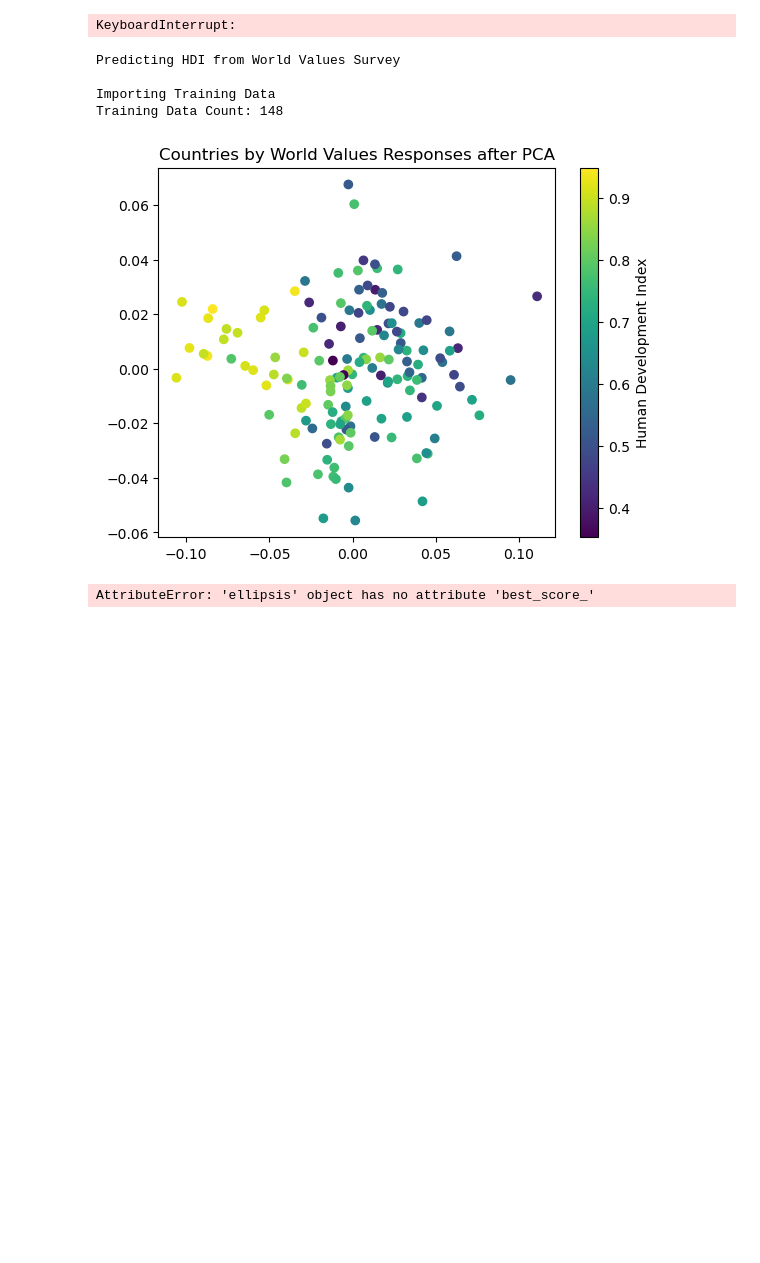
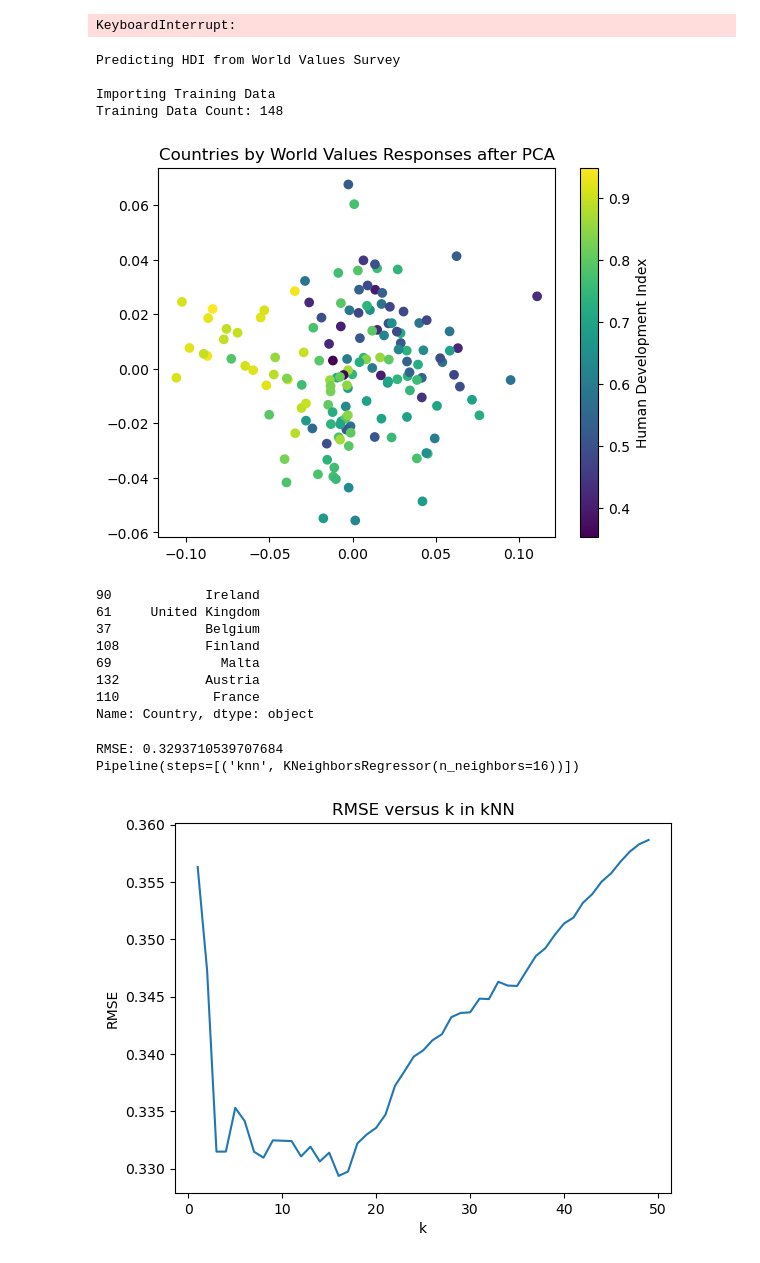
Before and after one commit to AmandaYao00/cs189_hw7, a Jupyter notebook: Solutions.ipynb, the cells around one changed output. Drawn from its saved outputs; the diff is of its cells as text; code cells hidden in the pictures; blank space fills up the shorter version.

```diff
--- a/Solutions.ipynb
+++ b/Solutions.ipynb
@@ -254,6 +254,10 @@ def main():
     # Use nbrs to get the k nearest neighbors of us_features & retrieve the corresponding countries
     ##### TODO(c): Your Code Here #####
 
+    distances, indices = nbrs.kneighbors(us_features)
+    nn_indices = indices[0][1:]
+    nn_countries = countries[nn_indices]
+    print(nn_countries)
 
     # Part D: complete _rmse_grid_search to find the best value of k for Regression Grid Search #
     # Parts F and H: rerun this after modifications to find the best value of k for Regression Grid Search #
@@ -272,33 +276,44 @@ def _rmse_grid_search(training_features, training_labels, pipeline, parameters,
         technique: regression model's name
 
     Output:
         Prints best RMSE and best estimator
         Prints feature weights for Ridge and Lasso Regression
         Plots RMSE vs k for k Nearest Neighbors Regression
     """
     # Use GridSearchCV to create and fit a grid of search results
     ##### TODO(d): Your Code Here #####
-    grid = ...
-
+    negated_RMSE = make_scorer(lambda label, pred: -np.sqrt(mean_squared_error(label, pred)))
+    grid = GridSearchCV(pipeline, parameters, scoring = negated_RMSE)
+    grid.fit(training_features, training_labels)
 
     print("RMSE:", sqrt(-grid.best_score_))
     print(grid.best_estimator_, "\n")
 
     # Plot RMSE vs k for k Nearest Neighbors Regression
     plt.plot(grid.cv_results_['param_knn__n_neighbors'],
              (-grid.cv_results_['mean_test_score'])**0.5)
     plt.xlabel('k')
     plt.ylabel('RMSE')
     plt.title('RMSE versus k in kNN')
     plt.show()
 
 
 if __name__ == '__main__':
     main()
 # %% [output]
 Predicting HDI from World Values Survey
 
 Importing Training Data
 Training Data Count: 148
 [figure]
-AttributeError: 'ellipsis' object has no attribute 'best_score_'
+90            Ireland
+61     United Kingdom
+37            Belgium
+108           Finland
+69              Malta
+132           Austria
+110            France
+Name: Country, dtype: object
+RMSE: 0.3293710539707684
+Pipeline(steps=[('knn', KNeighborsRegressor(n_neighbors=16))])
+[figure, added]
```
Also changed, not shown: 1 other file.
